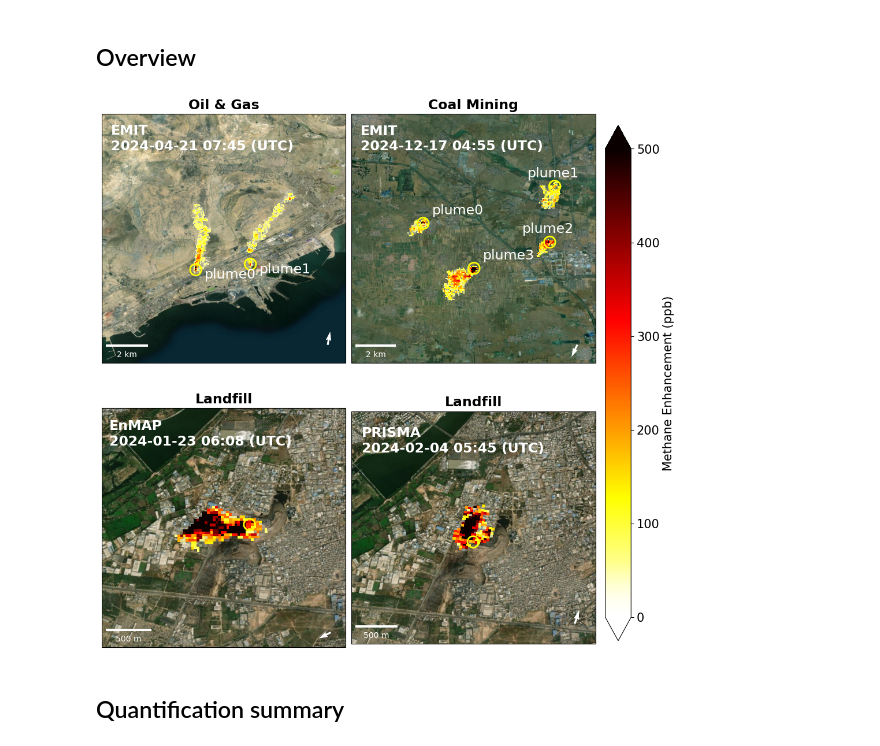
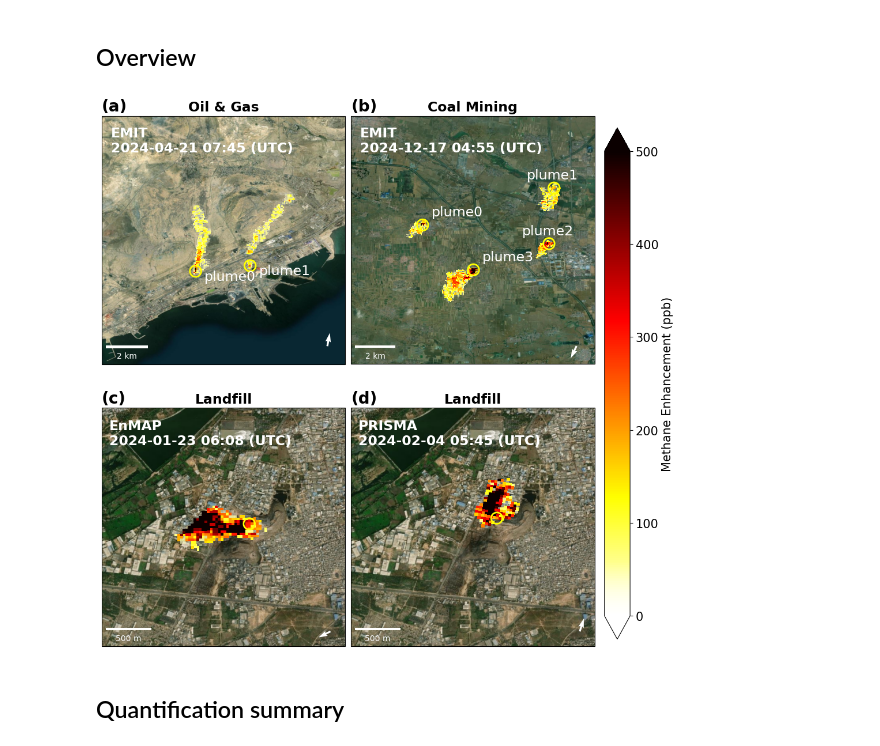
Before and after one commit to zxdawn/HyperGas-GMD, a Jupyter notebook: notebooks/ch4_emissions.ipynb, the cells around one changed output. Saved outputs shown, nothing was run; the diff lists cells and outputs as text; code cells hidden in the pictures.

```diff
--- a/notebooks/ch4_emissions.ipynb
+++ b/notebooks/ch4_emissions.ipynb
@@ -193,41 +193,48 @@ lat_min = landfill_bounds[1] - pad*1.3
 lat_max = landfill_bounds[3] + pad*1.3
 ax.set_extent((lon_min, lon_max, lat_min, lat_max), crs=proj)
 add_scalebar(ax, lon_min, lat_min)
 add_time(df_landfill_enmap, ax, lon_min+pad*0.1, lat_max-pad*0.5, proj)
 add_wind(df_landfill_enmap, ax, lon_max-pad*0.2, lat_min+pad*0.2, pad, proj)
 
 
 # ---- landfill prisma ----
 ax = axs[1, 1]
 m = ds_landfill_prisma['ch4'].plot(ax=ax, x='longitude', y='latitude', vmin=0, vmax=vmax, cmap=my_cmap, add_colorbar=False, rasterized=True)
 ax.scatter(df_landfill_prisma['plume_longitude'], df_landfill_prisma['plume_latitude'], transform=proj, color='yellow',
            linewidth=2, marker='o', fc='none', s=200)
 ax.set_title('Landfill')
 
 # set extent
-landfill_bounds = df_landfill_prisma['plume_bounds'].item()
-pad = 0.012
-lon_min = landfill_bounds[0] - pad
-lon_max = landfill_bounds[2] + pad
-lat_min = landfill_bounds[1] - pad*0.92
-lat_max = landfill_bounds[3] + pad*0.92
+# landfill_bounds = df_landfill_prisma['plume_bounds'].item()
+# pad = 0.012
+# lon_min = landfill_bounds[0] - pad
+# lon_max = landfill_bounds[2] + pad
+# lat_min = landfill_bounds[1] - pad*0.95
+# lat_max = landfill_bounds[3] + pad*0.95
 ax.set_extent((lon_min, lon_max, lat_min, lat_max), crs=proj)
 
 add_scalebar(ax, lon_min, lat_min)
-add_time(df_landfill_prisma, ax, lon_min+pad*0.1, lat_max-pad*0.4, proj)
+add_time(df_landfill_prisma, ax, lon_min+pad*0.1, lat_max-pad*0.5, proj)
 add_wind(df_landfill_prisma, ax, lon_max-pad*0.2, lat_min+pad*0.2, pad, proj)
+
+# add_time(df_landfill_prisma, ax, lon_min+pad*0.1, lat_max-pad*0.4, proj)
+# add_wind(df_landfill_prisma, ax, lon_max-pad*0.2, lat_min+pad*0.2, pad, proj)
 
 for ax in axs.flatten():
     cx.add_basemap(ax, crs=proj, source=cx.providers.Esri.WorldImagery)
     # remove attributions
     ax.texts[-1].remove()
 
+for n, ax in enumerate(axs.flatten()):
+    ax.text(0, 1.02, '({})'.format(string.ascii_lowercase[n]),
+            transform=ax.transAxes,
+            size=20, weight='bold')
 
 # add colorbar
 fig.colorbar(m, ax=axs, label='Methane Enhancement (ppb)', extend='both', pad=0.02, shrink=0.9)
 fig.savefig('../figures/methane_emiss_cases.pdf', bbox_inches='tight')
 # %% [output]
-[figure, old version]
+[figure, new version]
 # %% [markdown]
 ## Quantification summary
 # %%
```
Also changed, not shown: parts of 2 cells of this notebook.
